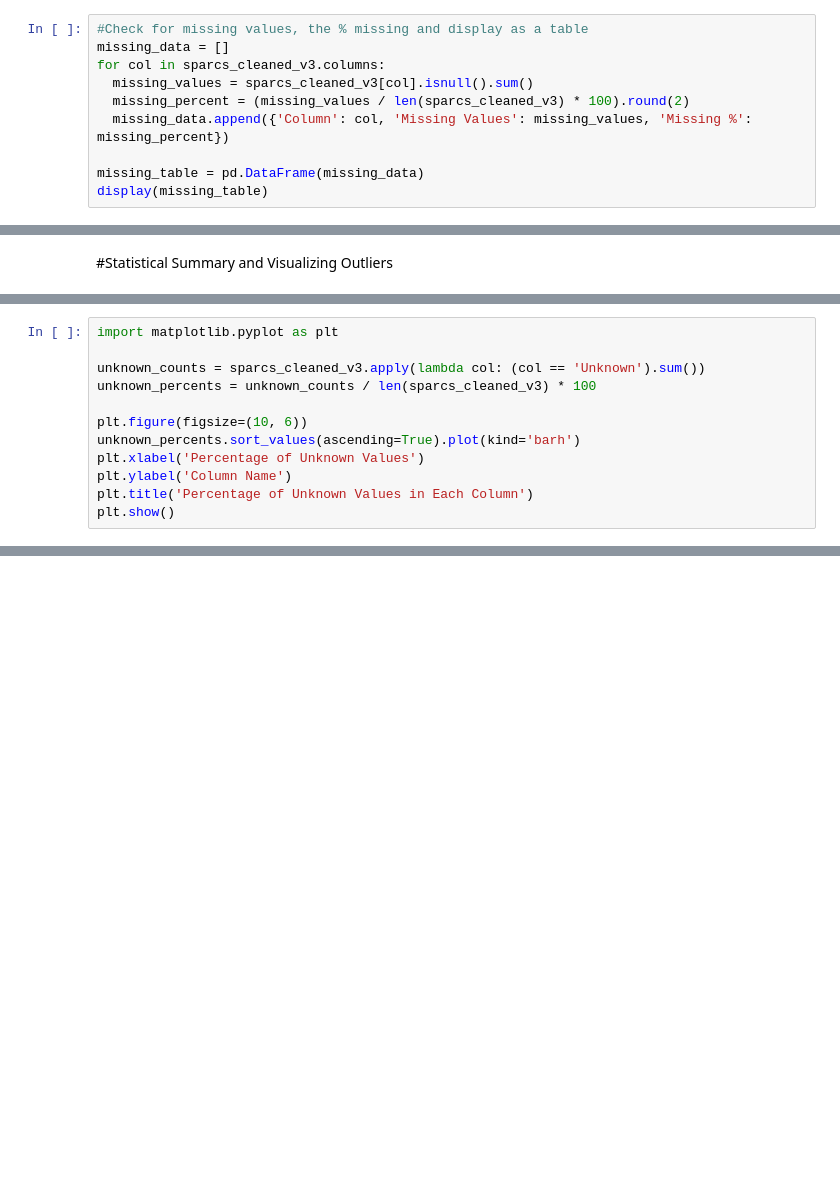
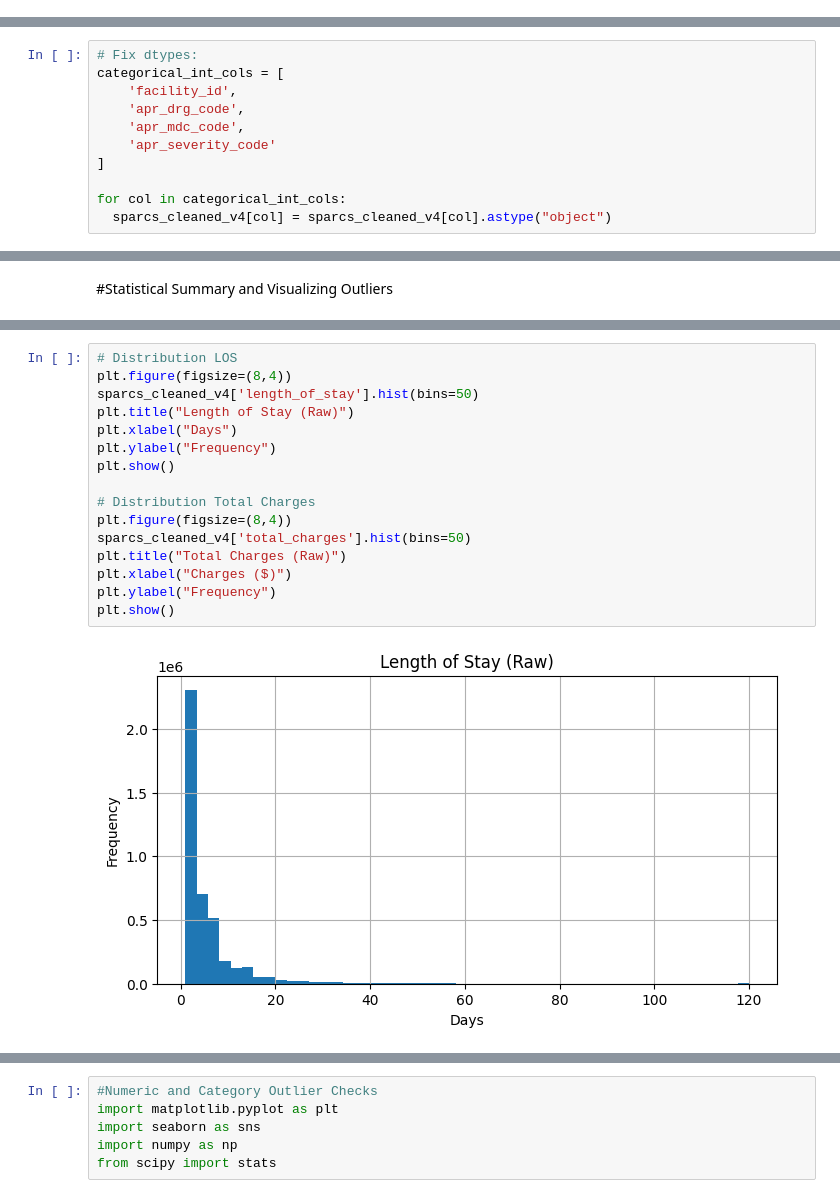
Before and after one commit to hannaginther/ENGG680_2025_Fall, a Jupyter notebook: Project/Group_Project.ipynb, the cells around one changed output, grey strips where cells are left out. Saved outputs shown, nothing was run; the diff lists cells and outputs as text; blank space fills up the shorter version.

```diff
--- a/Project/Group_Project.ipynb
+++ b/Project/Group_Project.ipynb
@@ -1005,10 +794,0 @@ sparcs_cleaned_v2.to_csv('/content/drive/MyDrive/Sparcs_Datafiles/sparcs_cleaned
-# %%
-#Check for missing values, the % missing and display as a table
-missing_data = []
-for col in sparcs_cleaned_v3.columns:
-  missing_values = sparcs_cleaned_v3[col].isnull().sum()
-  missing_percent = (missing_values / len(sparcs_cleaned_v3) * 100).round(2)
-  missing_data.append({'Column': col, 'Missing Values': missing_values, 'Missing %': missing_percent})
-
-missing_table = pd.DataFrame(missing_data)
-display(missing_table)
@@ -1014,0 +1079,11 @@ display(missing_table)
+# %%
+# Fix dtypes:
+categorical_int_cols = [
+    'facility_id',
+    'apr_drg_code',
+    'apr_mdc_code',
+    'apr_severity_code'
+]
+
+for col in categorical_int_cols:
+  sparcs_cleaned_v4[col] = sparcs_cleaned_v4[col].astype("object")
@@ -1025,12 +1164,18 @@ display(missing_table)
-# %%
-import matplotlib.pyplot as plt
-
-unknown_counts = sparcs_cleaned_v3.apply(lambda col: (col == 'Unknown').sum())
-unknown_percents = unknown_counts / len(sparcs_cleaned_v3) * 100
-
-plt.figure(figsize=(10, 6))
-unknown_percents.sort_values(ascending=True).plot(kind='barh')
-plt.xlabel('Percentage of Unknown Values')
-plt.ylabel('Column Name')
-plt.title('Percentage of Unknown Values in Each Column')
-plt.show()
+# %%
+# Distribution LOS
+plt.figure(figsize=(8,4))
+sparcs_cleaned_v4['length_of_stay'].hist(bins=50)
+plt.title("Length of Stay (Raw)")
+plt.xlabel("Days")
+plt.ylabel("Frequency")
+plt.show()
+
+# Distribution Total Charges
+plt.figure(figsize=(8,4))
+sparcs_cleaned_v4['total_charges'].hist(bins=50)
+plt.title("Total Charges (Raw)")
+plt.xlabel("Charges ($)")
+plt.ylabel("Frequency")
+plt.show()
+# %% [output]
+[figure, added]
@@ -1036,0 +1183,6 @@ plt.show()
+# %%
+#Numeric and Category Outlier Checks
+import matplotlib.pyplot as plt
+import seaborn as sns
+import numpy as np
+from scipy import stats
```
Also changed, not shown: parts of 78 cells of this notebook.
